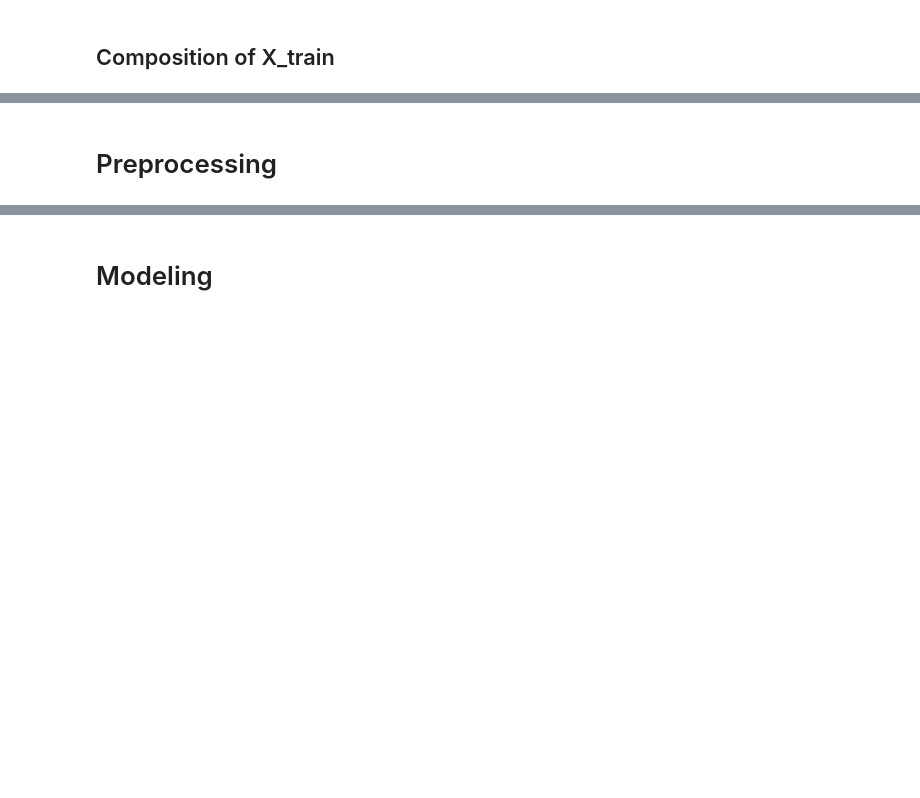
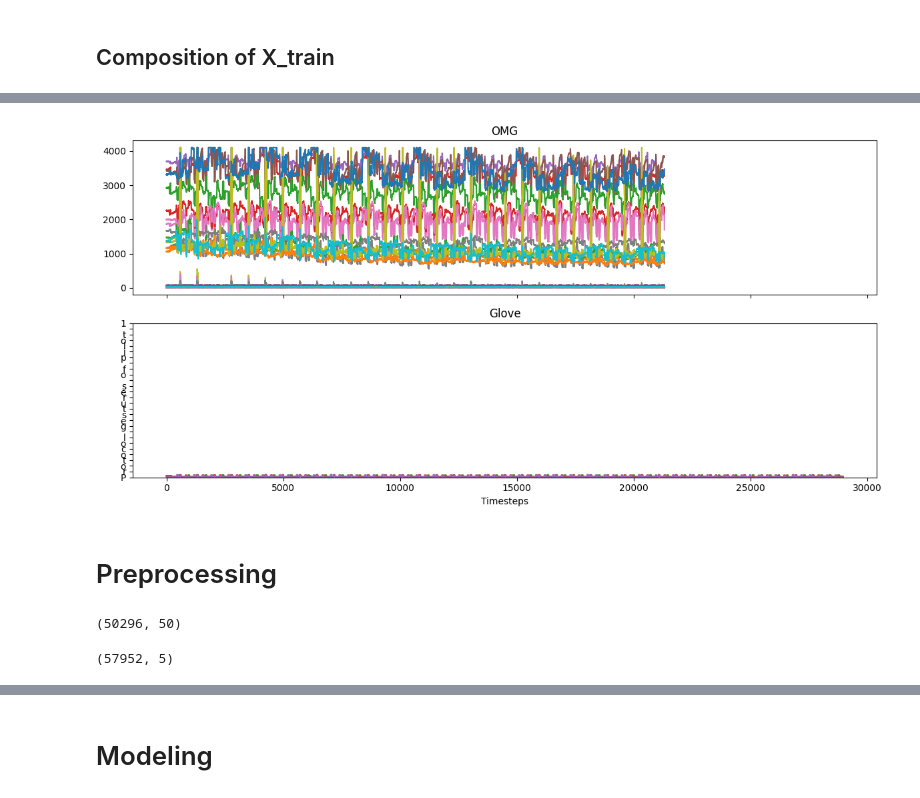
Before and after one commit to Internship-moto/Gestures_3, a Jupyter notebook: notebooks/Gestures_2.ipynb, the cells around one changed output, grey strips where cells are left out. Drawn from its saved outputs; the diff is of its cells as text; code cells hidden in the pictures; blank space fills up the shorter version.

```diff
--- a/notebooks/Gestures_2.ipynb
+++ b/notebooks/Gestures_2.ipynb
@@ -389,3 +407,10 @@ get_signals_plot(X_train_raw, y_train, 'Protocol gestures')
+# %%
+X_train_2, X_test_2 = mounts['gestures_train_2'][OMG_CH].values, mounts['gestures_test_2'][OMG_CH].values #56
+
+y_train_2, y_test_2 = gestures_train[GLOVE_CH].values, gestures_test[GLOVE_CH].values
+get_signals_plot(X_train_2, y_train_2, 'Protocol gestures of pilot 1')
+# %% [output]
+[figure, added]
 # %%
 #X_free, y_free = free_movements.iloc[:,0:50], free_movements[GLOVE_CH]
 
@@ -394,6 +419,17 @@ get_signals_plot(X_train_raw, y_train, 'Protocol gestures')
 #get_signals_plot(X_free, y_free, 'Free signals')
 # %% [markdown]
 # Preprocessing
+# %%
+# Combine 2 pilots data
+X_train_raw, X_test_raw= np.concatenate((X_train_1, X_train_2), axis=0), np.concatenate((X_test_1, X_test_2), axis=0)
+y_train, y_test = np.concatenate((y_train_1, y_train_2), axis=0), np.concatenate((y_test_1, y_test_2), axis=0)
+X_train_raw.shape
+# %% [output]
+(50296, 50)
+# %%
+y_train.shape
+# %% [output]
+(57952, 5)
 # %%
 # Smoothing of sensor signals
 X_train = np.transpose([savgol_filter(X_train_raw[:,i], window_length=14, polyorder=2) for i in range(X_train_raw.shape[1])])
```
Also changed, not shown: parts of 25 cells of this notebook, 3 other files.
